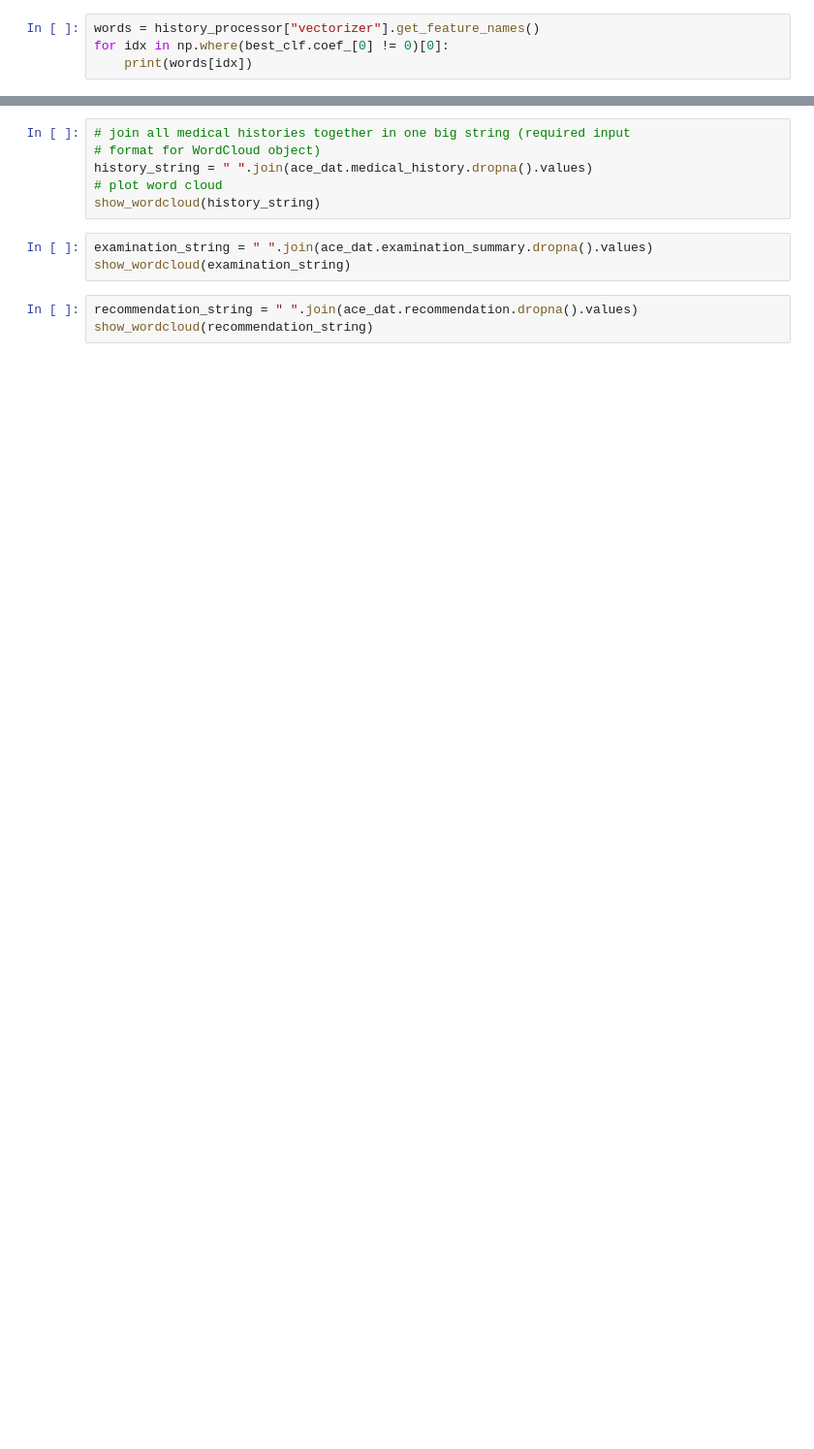
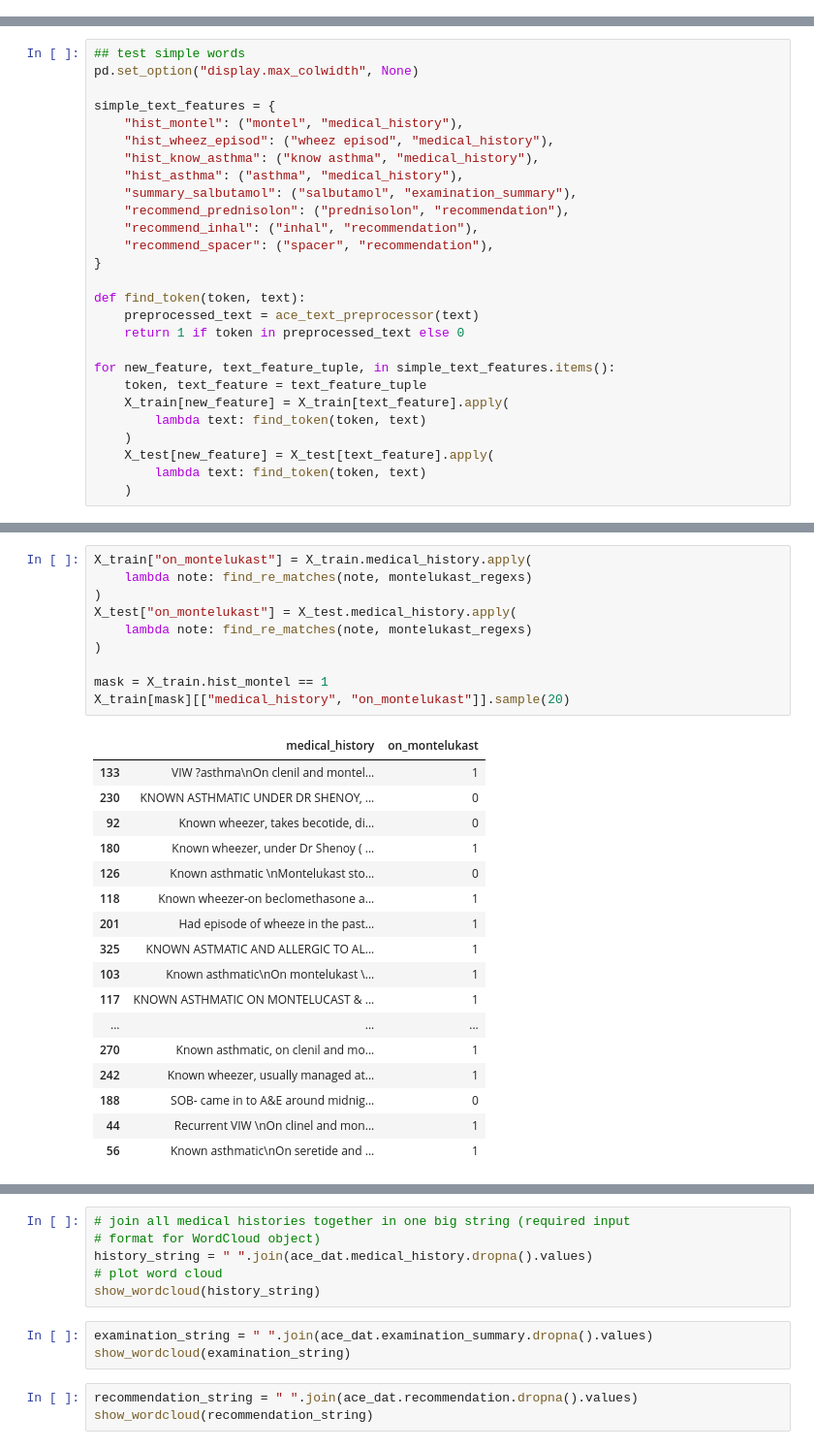
Before and after one commit to btcooper22/ace_project, a Jupyter notebook: exploration/text_analysis.ipynb, the cells around one changed output, grey strips where cells are left out. Shown at 97% size. Drawn from its saved outputs; the diff is of its cells as text; blank space fills up the shorter version.

```diff
--- a/exploration/text_analysis.ipynb
+++ b/exploration/text_analysis.ipynb
@@ -163,4 +154,0 @@ sum((test_preds == y_test) & (y_test == 1)) / sum(y_test)
-# %%
-words = history_processor["vectorizer"].get_feature_names()
-for idx in np.where(best_clf.coef_[0] != 0)[0]:
-    print(words[idx])
@@ -200,0 +358,27 @@ print(80 * "=")
+# %%
+## test simple words
+pd.set_option("display.max_colwidth", None)
+
+simple_text_features = {
+    "hist_montel": ("montel", "medical_history"),
+    "hist_wheez_episod": ("wheez episod", "medical_history"),
+    "hist_know_asthma": ("know asthma", "medical_history"),
+    "hist_asthma": ("asthma", "medical_history"),
+    "summary_salbutamol": ("salbutamol", "examination_summary"),
+    "recommend_prednisolon": ("prednisolon", "recommendation"),
+    "recommend_inhal": ("inhal", "recommendation"),
+    "recommend_spacer": ("spacer", "recommendation"),
+}
+
+def find_token(token, text):
+    preprocessed_text = ace_text_preprocessor(text)
+    return 1 if token in preprocessed_text else 0
+
+for new_feature, text_feature_tuple, in simple_text_features.items():
+    token, text_feature = text_feature_tuple
+    X_train[new_feature] = X_train[text_feature].apply(
+        lambda text: find_token(token, text)
+    )
+    X_test[new_feature] = X_test[text_feature].apply(
+        lambda text: find_token(token, text)
+    )
@@ -200,0 +573,28 @@ print(80 * "=")
+# %%
+X_train["on_montelukast"] = X_train.medical_history.apply(
+    lambda note: find_re_matches(note, montelukast_regexs)
+)
+X_test["on_montelukast"] = X_test.medical_history.apply(
+    lambda note: find_re_matches(note, montelukast_regexs)
+)
+
+mask = X_train.hist_montel == 1
+X_train[mask][["medical_history", "on_montelukast"]].sample(20)
+# %% [output]
+|  | medical_history | on_montelukast |
+| 133 | VIW ?asthma\nOn clenil and montel... | 1 |
+| 230 | KNOWN ASTHMATIC UNDER DR SHENOY, ... | 0 |
+| 92 | Known wheezer, takes becotide, di... | 0 |
+| 180 | Known wheezer, under Dr Shenoy ( ... | 1 |
+| 126 | Known asthmatic \nMontelukast sto... | 0 |
+| 118 | Known wheezer-on beclomethasone a... | 1 |
+| 201 | Had episode of wheeze in the past... | 1 |
+| 325 | KNOWN ASTMATIC AND ALLERGIC TO AL... | 1 |
+| 103 | Known asthmatic\nOn montelukast \... | 1 |
+| 117 | KNOWN ASTHMATIC ON MONTELUCAST & ... | 1 |
+| ... | ... | ... |
+| 270 | Known asthmatic, on clenil and mo... | 1 |
+| 242 | Known wheezer, usually managed at... | 1 |
+| 188 | SOB- came in to A&E around midnig... | 0 |
+| 44 | Recurrent VIW \nOn clinel and mon... | 1 |
+| 56 | Known asthmatic\nOn seretide and ... | 1 |
```
Also changed, not shown: parts of 23 cells of this notebook, 5 other files.
